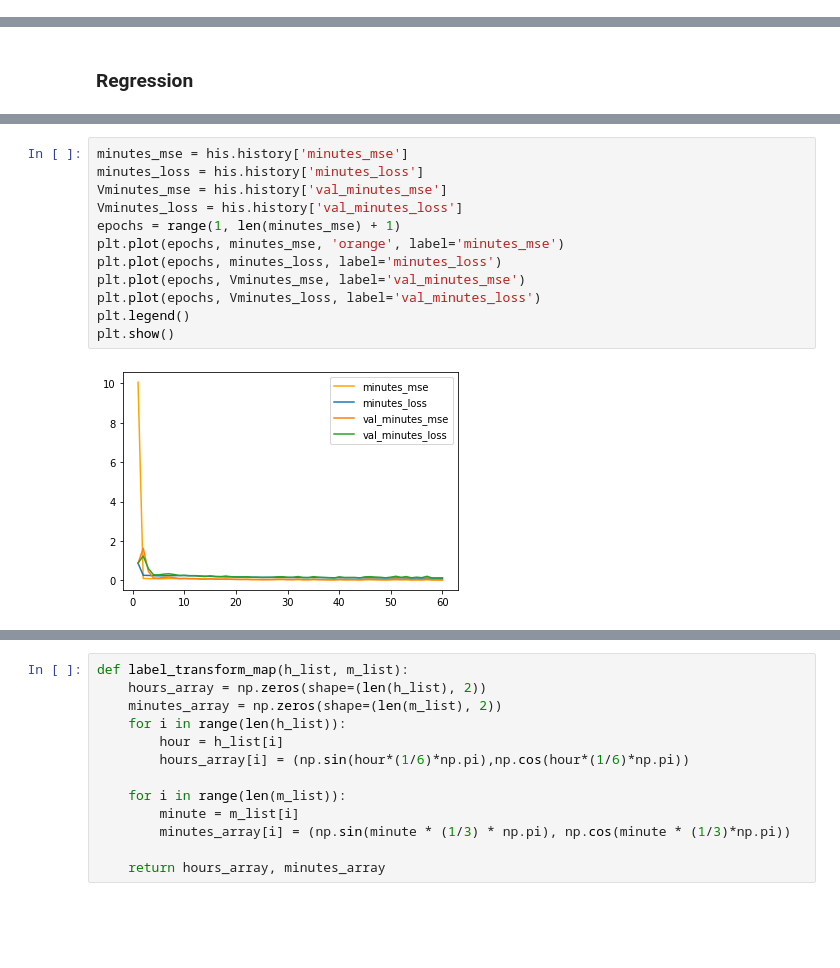
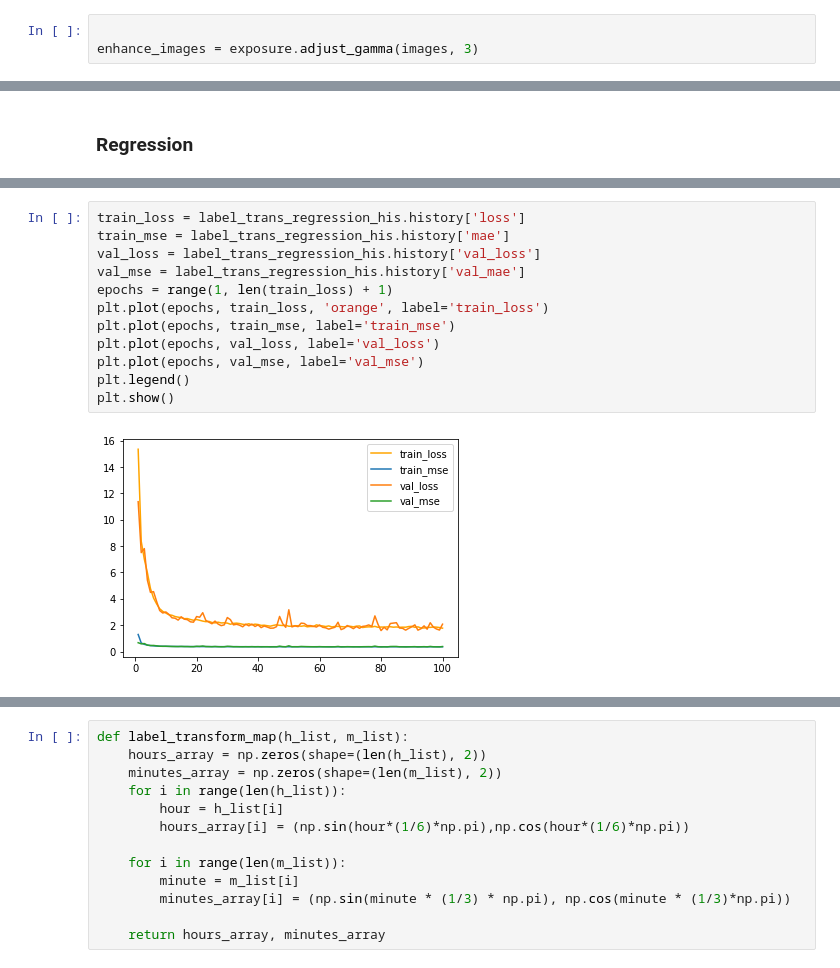
Before and after one commit to X1anghe/IDL_Assignments, a Jupyter notebook: Assignment2/Src/Task_2.ipynb, the cells around one changed output, grey strips where cells are left out. Saved outputs shown, nothing was run; the diff lists cells and outputs as text; blank space fills up the shorter version.

```diff
--- a/Assignment2/Src/Task_2.ipynb
+++ b/Assignment2/Src/Task_2.ipynb
@@ -2,0 +28,3 @@ import numpy as np
+# %%
+
+enhance_images = exposure.adjust_gamma(images, 3)
@@ -461,14 +610,14 @@ KeyboardInterrupt:
 # %%
-minutes_mse = his.history['minutes_mse']
-minutes_loss = his.history['minutes_loss']
-Vminutes_mse = his.history['val_minutes_mse']
-Vminutes_loss = his.history['val_minutes_loss']
-epochs = range(1, len(minutes_mse) + 1)
-plt.plot(epochs, minutes_mse, 'orange', label='minutes_mse')
-plt.plot(epochs, minutes_loss, label='minutes_loss')
-plt.plot(epochs, Vminutes_mse, label='val_minutes_mse')
-plt.plot(epochs, Vminutes_loss, label='val_minutes_loss')
+train_loss = label_trans_regression_his.history['loss']
+train_mse = label_trans_regression_his.history['mae']
+val_loss = label_trans_regression_his.history['val_loss']
+val_mse = label_trans_regression_his.history['val_mae']
+epochs = range(1, len(train_loss) + 1)
+plt.plot(epochs, train_loss, 'orange', label='train_loss')
+plt.plot(epochs, train_mse, label='train_mse')
+plt.plot(epochs, val_loss, label='val_loss')
+plt.plot(epochs, val_mse, label='val_mse')
 plt.legend()
 plt.show()
 # %% [output]
-[figure, old version]
+[figure, new version]
```
Also changed, not shown: parts of 88 cells of this notebook, 25 other files.
